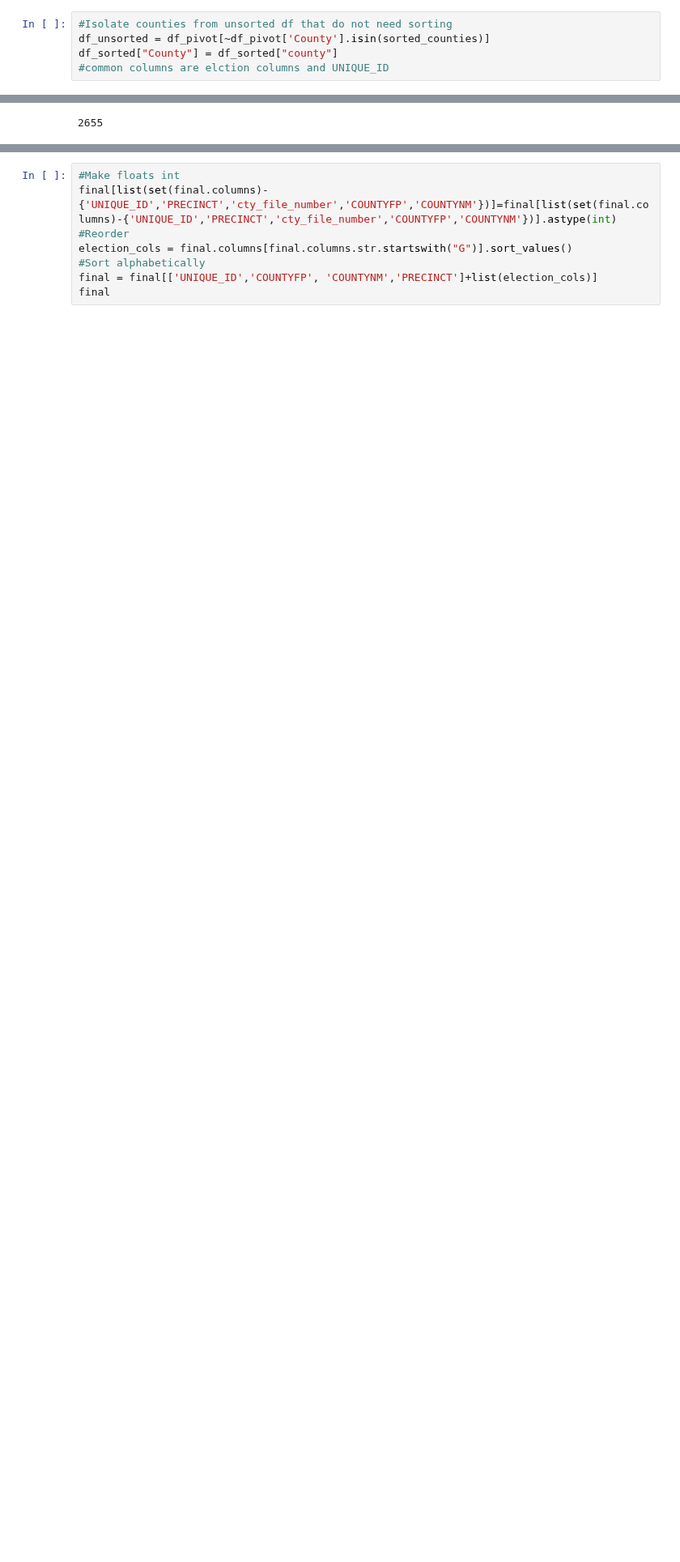
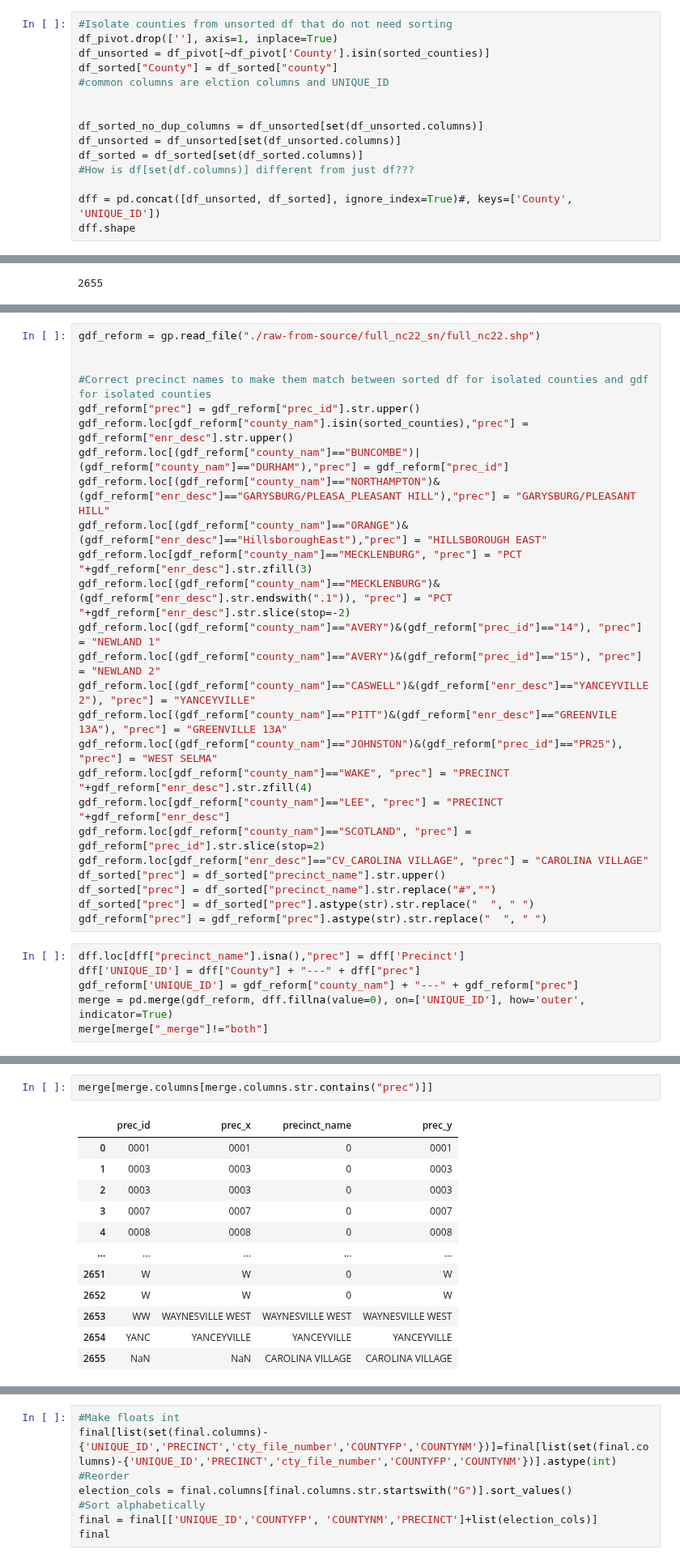
Before and after one commit to nonpartisan-redistricting-datahub/pber_collection, a Jupyter notebook: NC/2022/nc_election_results.ipynb, the cells around one changed output, grey strips where cells are left out. Shown at 81% size. Saved outputs shown, nothing was run; the diff lists cells and outputs as text; blank space fills up the shorter version.

```diff
--- a/NC/2022/nc_election_results.ipynb
+++ b/NC/2022/nc_election_results.ipynb
@@ -768,8 +385,18 @@ ucnts = cnts.difference(sorted_counties)
 # %%
 #Isolate counties from unsorted df that do not need sorting
+df_pivot.drop([''], axis=1, inplace=True)
 df_unsorted = df_pivot[~df_pivot['County'].isin(sorted_counties)]
 df_sorted["County"] = df_sorted["county"]
 #common columns are elction columns and UNIQUE_ID
+
+
+df_sorted_no_dup_columns = df_unsorted[set(df_unsorted.columns)]
+df_unsorted = df_unsorted[set(df_unsorted.columns)]
+df_sorted = df_sorted[set(df_sorted.columns)]
+#How is df[set(df.columns)] different from just df???
+
+dff = pd.concat([df_unsorted, df_sorted], ignore_index=True)#, keys=['County', 'UNIQUE_ID'])
+dff.shape
 # %% [output]
 A value is trying to be set on a copy of a slice from a DataFrame.
 Try using .loc[row_indexer,col_indexer] = value instead
@@ -817,0 +413,31 @@ df_sorted[set(df_sorted.columns)]
+# %%
+gdf_reform = gp.read_file("./raw-from-source/full_nc22_sn/full_nc22.shp")
+
+
+#Correct precinct names to make them match between sorted df for isolated counties and gdf for isolated counties
+gdf_reform["prec"] = gdf_reform["prec_id"].str.upper()
+gdf_reform.loc[gdf_reform["county_nam"].isin(sorted_counties),"prec"] = gdf_reform["enr_desc"].str.upper()
+gdf_reform.loc[(gdf_reform["county_nam"]=="BUNCOMBE")|(gdf_reform["county_nam"]=="DURHAM"),"prec"] = gdf_reform["prec_id"]
+gdf_reform.loc[(gdf_reform["county_nam"]=="NORTHAMPTON")&(gdf_reform["enr_desc"]=="GARYSBURG/PLEASA_PLEASANT HILL"),"prec"] = "GARYSBURG/PLEASANT HILL"
+gdf_reform.loc[(gdf_reform["county_nam"]=="ORANGE")&(gdf_reform["enr_desc"]=="HillsboroughEast"),"prec"] = "HILLSBOROUGH EAST"
+gdf_reform.loc[gdf_reform["county_nam"]=="MECKLENBURG", "prec"] = "PCT "+gdf_reform["enr_desc"].str.zfill(3)
+gdf_reform.loc[(gdf_reform["county_nam"]=="MECKLENBURG")&(gdf_reform["enr_desc"].str.endswith(".1")), "prec"] = "PCT "+gdf_reform["enr_desc"].str.slice(stop=-2)
+gdf_reform.loc[(gdf_reform["county_nam"]=="AVERY")&(gdf_reform["prec_id"]=="14"), "prec"] = "NEWLAND 1"
+gdf_reform.loc[(gdf_reform["county_nam"]=="AVERY")&(gdf_reform["prec_id"]=="15"), "prec"] = "NEWLAND 2"
+gdf_reform.loc[(gdf_reform["county_nam"]=="CASWELL")&(gdf_reform["enr_desc"]=="YANCEYVILLE 2"), "prec"] = "YANCEYVILLE"
+gdf_reform.loc[(gdf_reform["county_nam"]=="PITT")&(gdf_reform["enr_desc"]=="GREENVILE  13A"), "prec"] = "GREENVILLE 13A"
+gdf_reform.loc[(gdf_reform["county_nam"]=="JOHNSTON")&(gdf_reform["prec_id"]=="PR25"), "prec"] = "WEST SELMA"
+gdf_reform.loc[gdf_reform["county_nam"]=="WAKE", "prec"] = "PRECINCT "+gdf_reform["enr_desc"].str.zfill(4)
+gdf_reform.loc[gdf_reform["county_nam"]=="LEE", "prec"] = "PRECINCT "+gdf_reform["enr_desc"]
+gdf_reform.loc[gdf_reform["county_nam"]=="SCOTLAND", "prec"] = gdf_reform["prec_id"].str.slice(stop=2)
+gdf_reform.loc[gdf_reform["enr_desc"]=="CV_CAROLINA VILLAGE", "prec"] = "CAROLINA VILLAGE"
+df_sorted["prec"] = df_sorted["precinct_name"].str.upper()
+df_sorted["prec"] = df_sorted["precinct_name"].str.replace("#","")
+df_sorted["prec"] = df_sorted["prec"].astype(str).str.replace("  ", " ")
+gdf_reform["prec"] = gdf_reform["prec"].astype(str).str.replace("  ", " ")
+# %%
+dff.loc[dff["precinct_name"].isna(),"prec"] = dff['Precinct']
+dff['UNIQUE_ID'] = dff["County"] + "---" + dff["prec"]
+gdf_reform['UNIQUE_ID'] = gdf_reform["county_nam"] + "---" + gdf_reform["prec"]
+merge = pd.merge(gdf_reform, dff.fillna(value=0), on=['UNIQUE_ID'], how='outer', indicator=True)
+merge[merge["_merge"]!="both"]
@@ -817,0 +447,15 @@ df_sorted[set(df_sorted.columns)]
+# %%
+merge[merge.columns[merge.columns.str.contains("prec")]]
+# %% [output]
+|  | prec_id | prec_x | precinct_name | prec_y |
+| 0 | 0001 | 0001 | 0 | 0001 |
+| 1 | 0003 | 0003 | 0 | 0003 |
+| 2 | 0003 | 0003 | 0 | 0003 |
+| 3 | 0007 | 0007 | 0 | 0007 |
+| 4 | 0008 | 0008 | 0 | 0008 |
+| ... | ... | ... | ... | ... |
+| 2651 | W | W | 0 | W |
+| 2652 | W | W | 0 | W |
+| 2653 | WW | WAYNESVILLE WEST | WAYNESVILLE WEST | WAYNESVILLE WEST |
+| 2654 | YANC | YANCEYVILLE | YANCEYVILLE | YANCEYVILLE |
+| 2655 | NaN | NaN | CAROLINA VILLAGE | CAROLINA VILLAGE |
```
Also changed, not shown: parts of 68 cells of this notebook.
